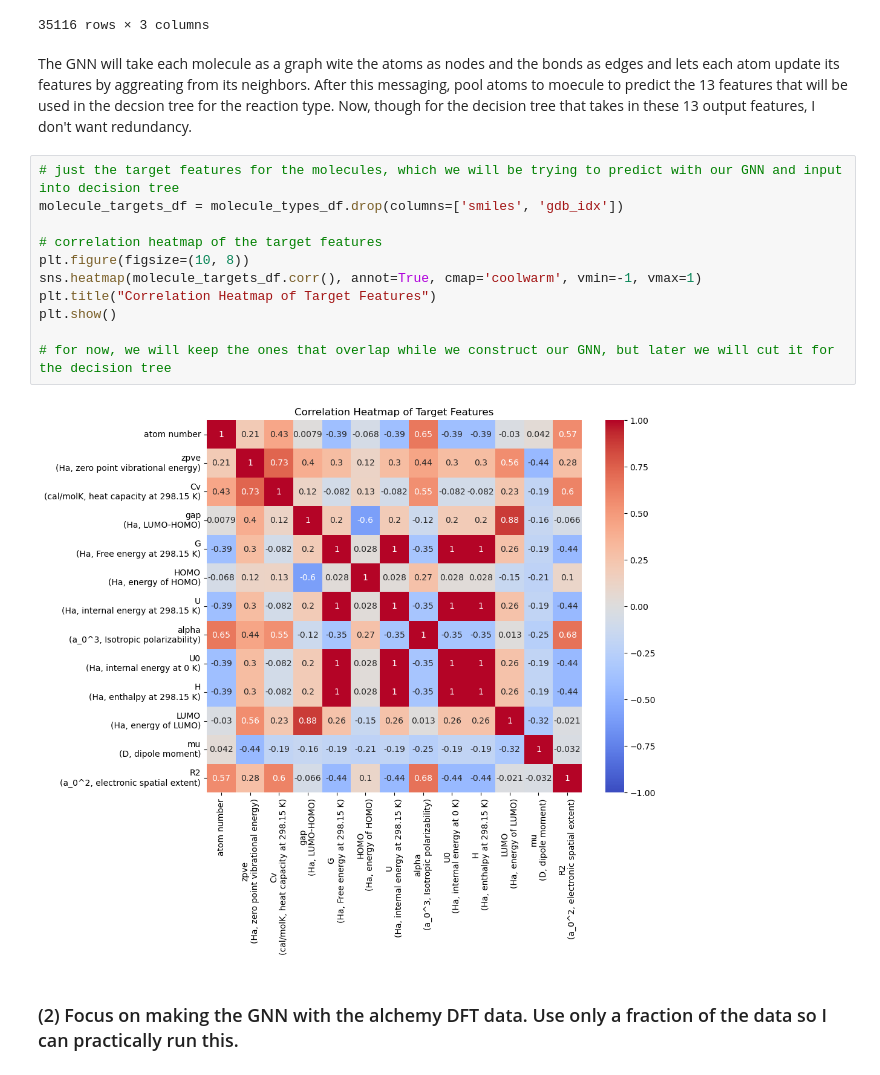
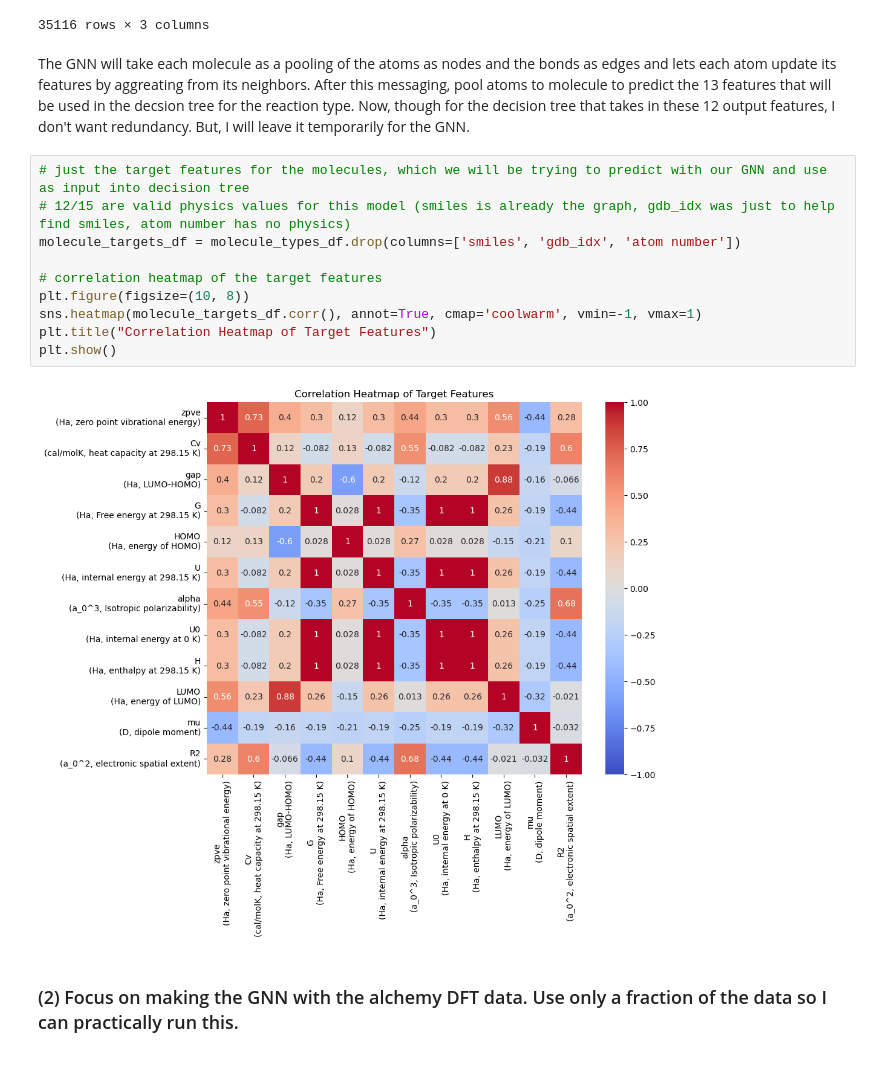
Before and after one commit to joshuatree-hub/Chem-C242-Final-Project-Organic-Reactions, a Jupyter notebook: gnn_and_decision_tree.ipynb, the cells around one changed output. Drawn from its saved outputs; the diff is of its cells as text.

```diff
--- a/gnn_and_decision_tree.ipynb
+++ b/gnn_and_decision_tree.ipynb
@@ -63,20 +63,19 @@ display(reaction_types_df)
 | 35115 | CC(C)(C)O.O=CC1=C[C@H]2CC(O)O[C@H... | CC(C)(C)OC1C[C@@H]2C=C(C=O)C[C@@H... | 1 |
 35116 rows × 3 columns
 # %% [markdown]
-The GNN will take each molecule as a graph wite the atoms as nodes and the bonds as edges and lets each atom update its features by aggreating from its neighbors. After this messaging, pool atoms to moecule to predict the 13 features that will be used in the decsion tree for the reaction type. Now, though for the decision tree that takes in these 13 output features, I don't want redundancy.
+The GNN will take each molecule as a pooling of the atoms as nodes and the bonds as edges and lets each atom update its features by aggreating from its neighbors. After this messaging, pool atoms to molecule to predict the 13 features that will be used in the decsion tree for the reaction type. Now, though for the decision tree that takes in these 12 output features, I don't want redundancy. But, I will leave it temporarily for the GNN.
 # %%
-# just the target features for the molecules, which we will be trying to predict with our GNN and input into decision tree
-molecule_targets_df = molecule_types_df.drop(columns=['smiles', 'gdb_idx'])
+# just the target features for the molecules, which we will be trying to predict with our GNN and use as input into decision tree
+# 12/15 are valid physics values for this model (smiles is already the graph, gdb_idx was just to help find smiles, atom number has no physics)
+molecule_targets_df = molecule_types_df.drop(columns=['smiles', 'gdb_idx', 'atom number'])
 
 # correlation heatmap of the target features
 plt.figure(figsize=(10, 8))
 sns.heatmap(molecule_targets_df.corr(), annot=True, cmap='coolwarm', vmin=-1, vmax=1)
 plt.title("Correlation Heatmap of Target Features")
 plt.show()
-
-# for now, we will keep the ones that overlap while we construct our GNN, but later we will cut it for the decision tree
 # %% [output]
-[figure, old version]
+[figure, new version]
 # %% [markdown]
 ### (2) Focus on making the GNN with the alchemy DFT data. Use only a fraction of the data so I can practically run this.
 # %%
```
Also changed, not shown: parts of 4 cells of this notebook.
